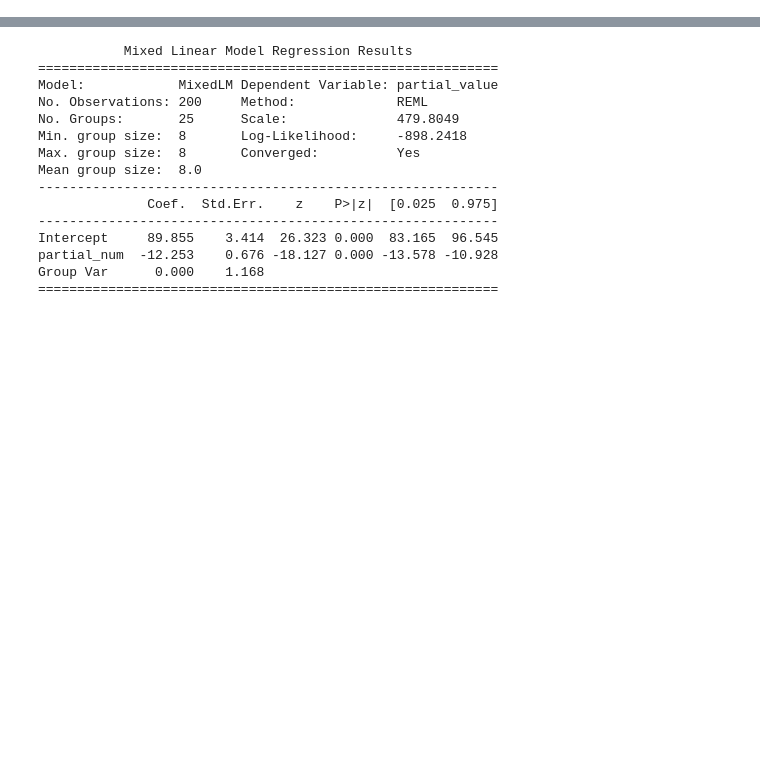
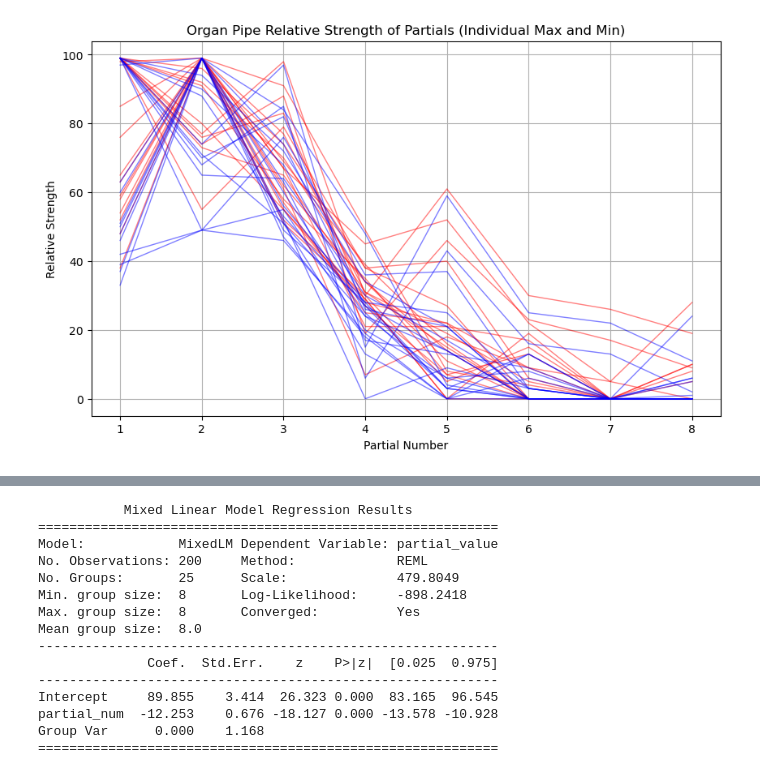
Before and after one commit to mcyanam/STAT409Project, a Jupyter notebook: Codes/GAM.ipynb, the cells around one changed output, grey strips where cells are left out. Drawn from its saved outputs; the diff is of its cells as text; code cells hidden in the pictures; blank space fills up the shorter version.

```diff
--- a/Codes/GAM.ipynb
+++ b/Codes/GAM.ipynb
@@ -176,0 +148,42 @@ plt.show()
+# %%
+# Filter data for isBourdon = 0
+organ_df = organ_df[organ_df['isBourdon'] == 0]
+
+# Add unique ID and reshape dataframe to long format for max and min separately
+organ_df['ID'] = range(1, len(organ_df) + 1)
+
+max_cols = [col for col in organ_df.columns if "maxPartial" in col]
+min_cols = [col for col in organ_df.columns if "minPartial" in col]
+
+# Reshape to long format
+max_long = organ_df.melt(id_vars=['ID'], value_vars=max_cols, var_name="partial_num", value_name="max_strength")
+min_long = organ_df.melt(id_vars=['ID'], value_vars=min_cols, var_name="partial_num", value_name="min_strength")
+
+# Extract partial numbers
+max_long['partial_num'] = max_long['partial_num'].str.extract(r'(\d+)').astype(int)
+min_long['partial_num'] = min_long['partial_num'].str.extract(r'(\d+)').astype(int)
+
+# Plotting
+plt.figure(figsize=(10, 6))
+
+# Plot all max lines
+for ID in max_long['ID'].unique():
+    subset = max_long[max_long['ID'] == ID]
+    plt.plot(subset['partial_num'], subset['max_strength'], color='red', alpha=0.5, linewidth=1)
+
+# Plot all min lines
+for ID in min_long['ID'].unique():
+    subset = min_long[min_long['ID'] == ID]
+    plt.plot(subset['partial_num'], subset['min_strength'], color='blue', alpha=0.5, linewidth=1)
+
+# Add legend
+plt.plot([], [], color='red', alpha=0.7, label='Max')
+plt.plot([], [], color='blue', alpha=0.7, label='Min')
+
+plt.xlabel('Partial Number')
+plt.ylabel('Relative Strength')
+plt.title('Organ Pipe Relative Strength of Partials (Individual Max and Min)')
+plt.grid(True)
+plt.show()
+# %% [output]
+[figure, added]
```
Also changed, not shown: parts of 6 cells of this notebook.
